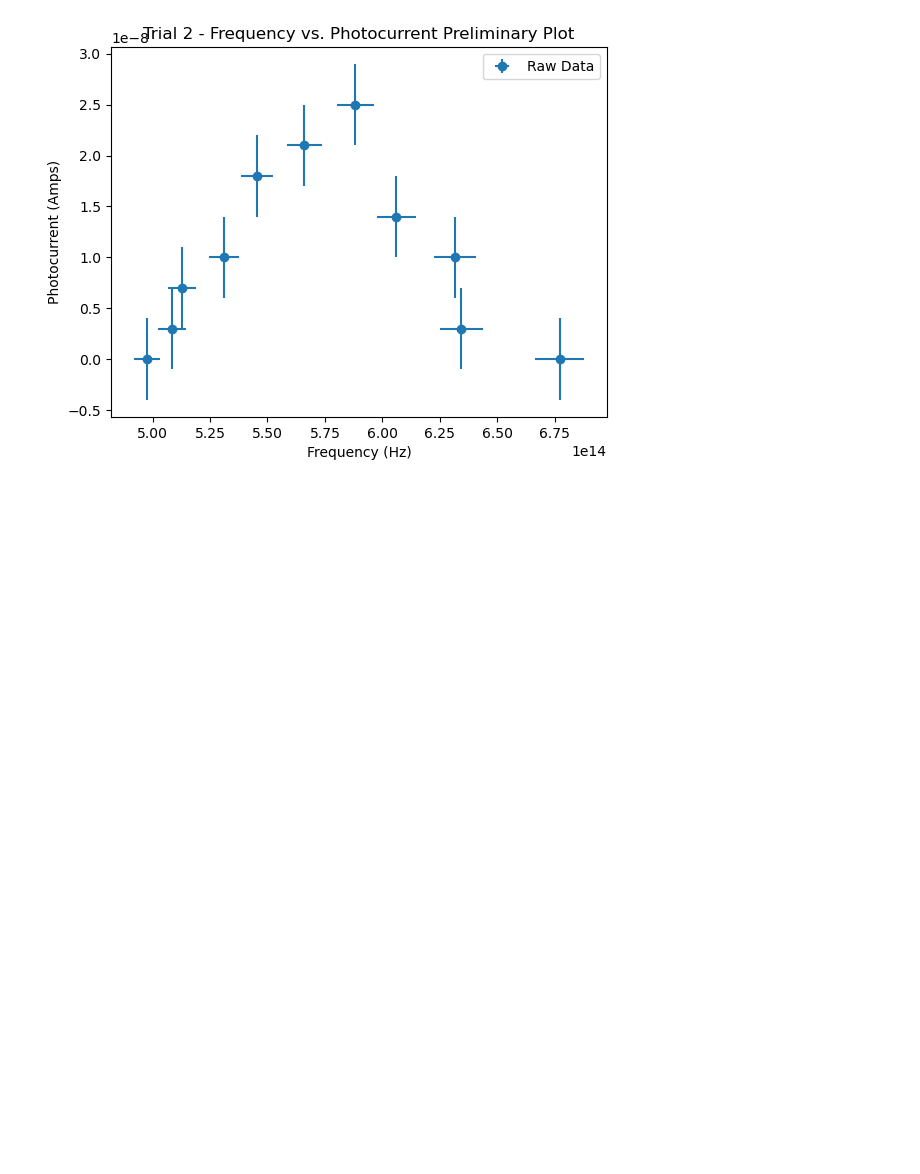
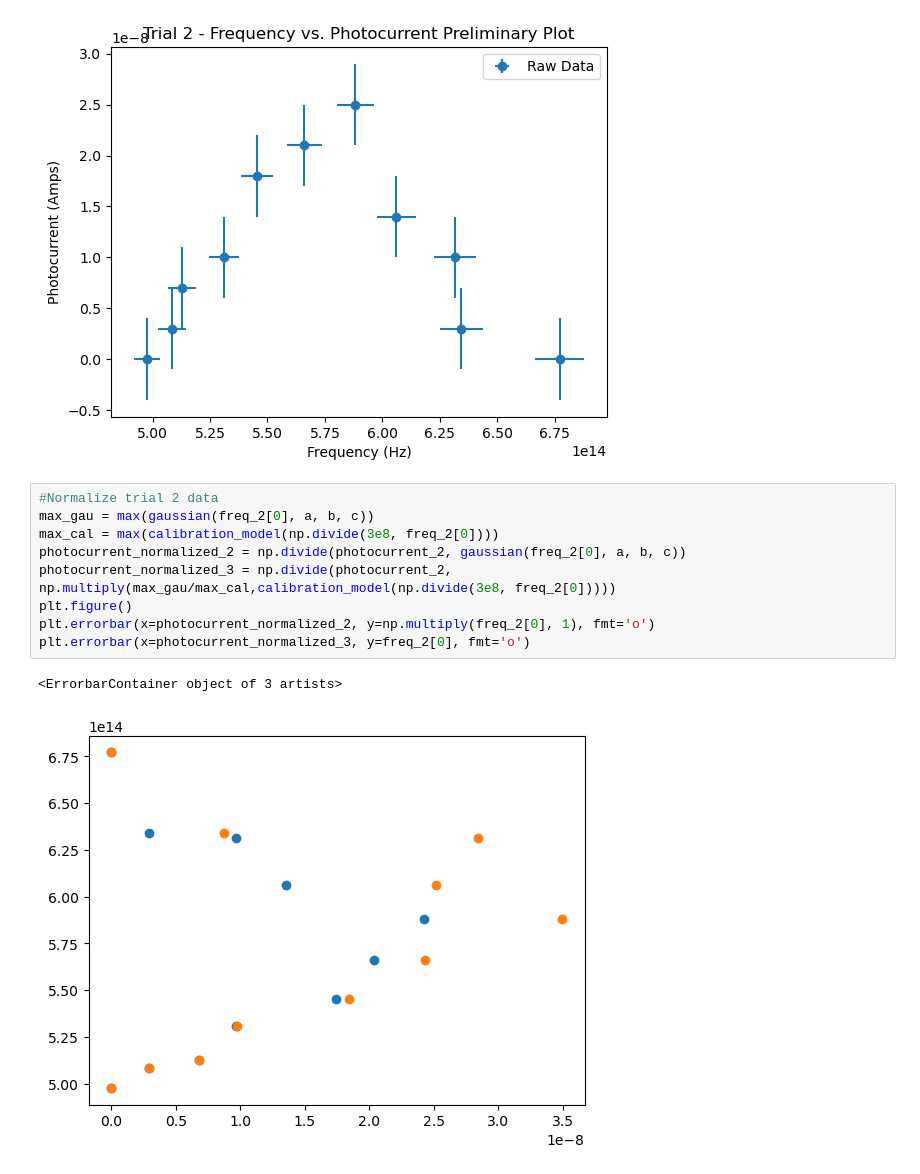
Before and after one commit to AyushmaanAggarwal/Physics-5CL-Capstone-Project, a Jupyter notebook: Cutoff Frequency.ipynb, the cells around one changed output. Drawn from its saved outputs; the diff is of its cells as text; blank space fills up the shorter version.

```diff
--- a/Cutoff Frequency.ipynb
+++ b/Cutoff Frequency.ipynb
@@ -143,3 +183,15 @@ plt.legend()
 # %% [output]
 <matplotlib.legend.Legend at 0x...>
 [figure]
+# %%
+#Normalize trial 2 data
+max_gau = max(gaussian(freq_2[0], a, b, c))
+max_cal = max(calibration_model(np.divide(3e8, freq_2[0])))
+photocurrent_normalized_2 = np.divide(photocurrent_2, gaussian(freq_2[0], a, b, c))
+photocurrent_normalized_3 = np.divide(photocurrent_2, np.multiply(max_gau/max_cal,calibration_model(np.divide(3e8, freq_2[0]))))
+plt.figure()
+plt.errorbar(x=photocurrent_normalized_2, y=np.multiply(freq_2[0], 1), fmt='o')
+plt.errorbar(x=photocurrent_normalized_3, y=freq_2[0], fmt='o')
+# %% [output]
+<ErrorbarContainer object of 3 artists>
+[figure, added]
```
Also changed, not shown: parts of 9 cells of this notebook.
